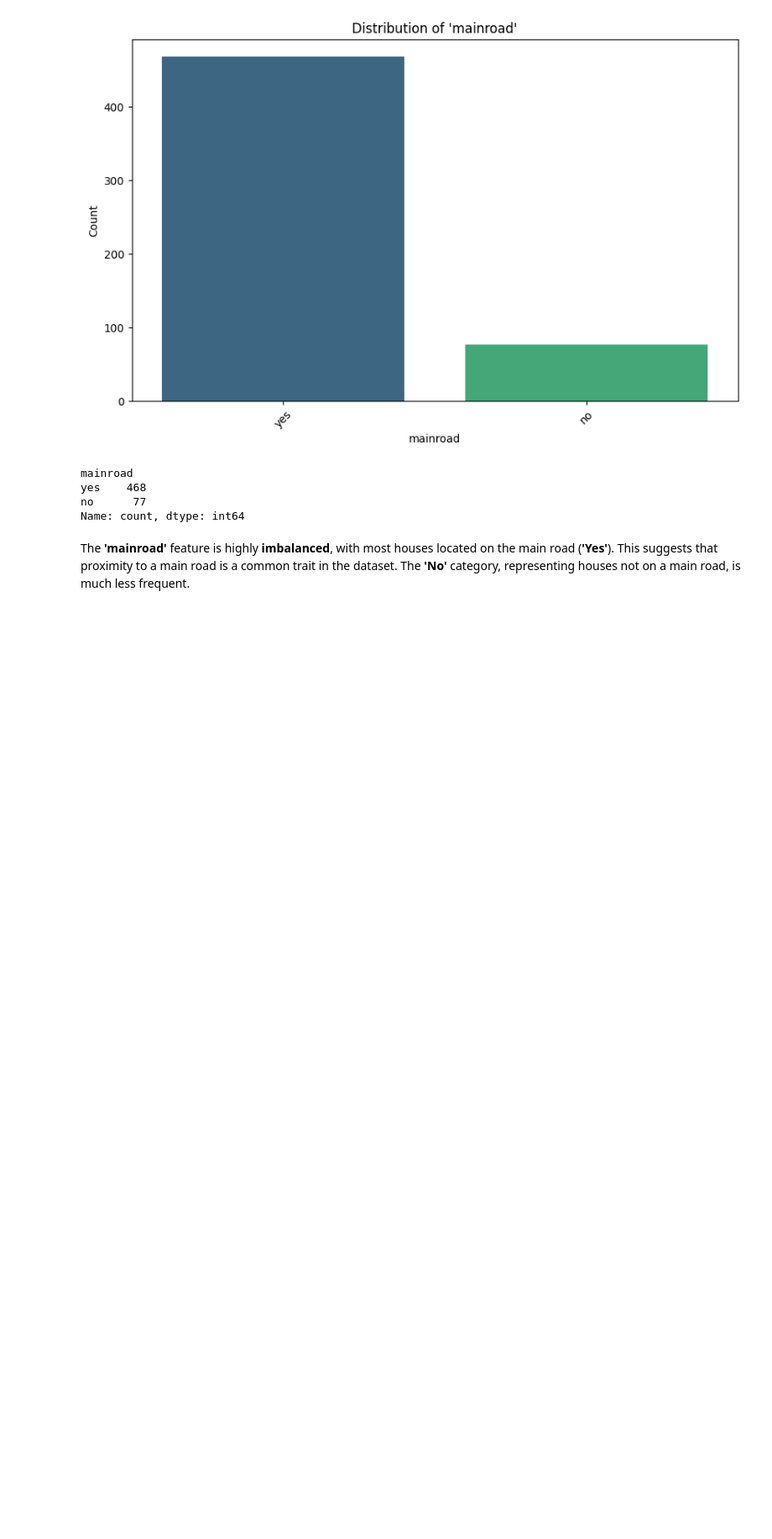
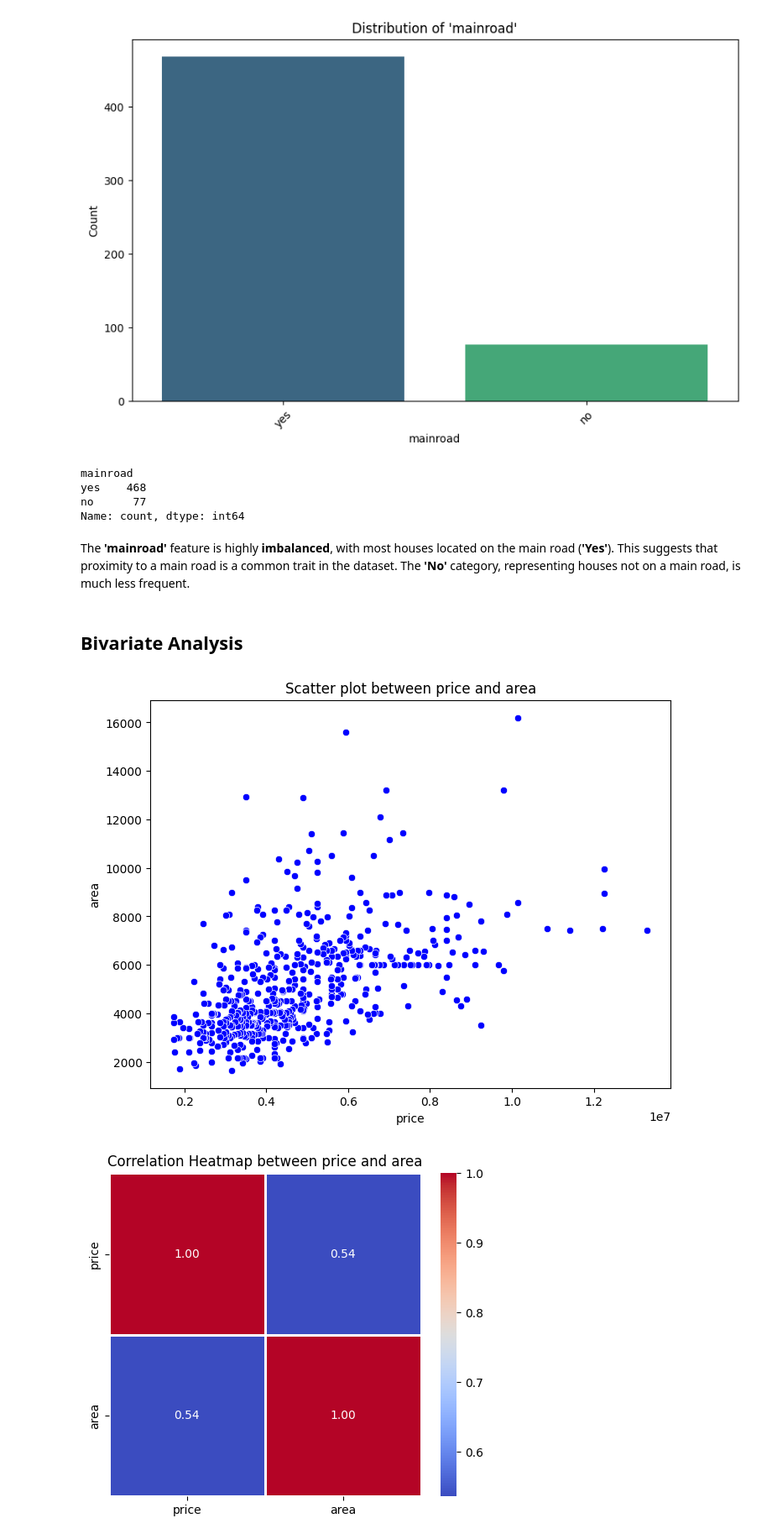
Before and after one commit to nassim1014/HousePrices_w_DP_and_ZenML, a Jupyter notebook: analysis/EDA.ipynb, the cells around one changed output. Shown: that part at 84% size. Saved outputs shown, nothing was run; the diff lists cells and outputs as text; code cells hidden in the pictures; blank space fills up the shorter version.

Commit message:
data inspection file and eda updated , bivariate analysis strategy created

```diff
--- a/analysis/EDA.ipynb
+++ b/analysis/EDA.ipynb
@@ -248,3 +230,11 @@ no      77
 Name: count, dtype: int64
 # %% [markdown]
 The **'mainroad'** feature is highly **imbalanced**, with most houses located on the main road (**'Yes'**). This suggests that proximity to a main road is a common trait in the dataset. The **'No'** category, representing houses not on a main road, is much less frequent.
+# %% [markdown]
+## Bivariate Analysis
+# %%
+analyzer = NumericalVsNumericalAnalysis()
+analyzer.analyze(df, 'price', 'area')
+# %% [output]
+[figure, added]
+[figure, added]
```
Also changed, not shown: parts of 5 cells of this notebook, 2 other files.
